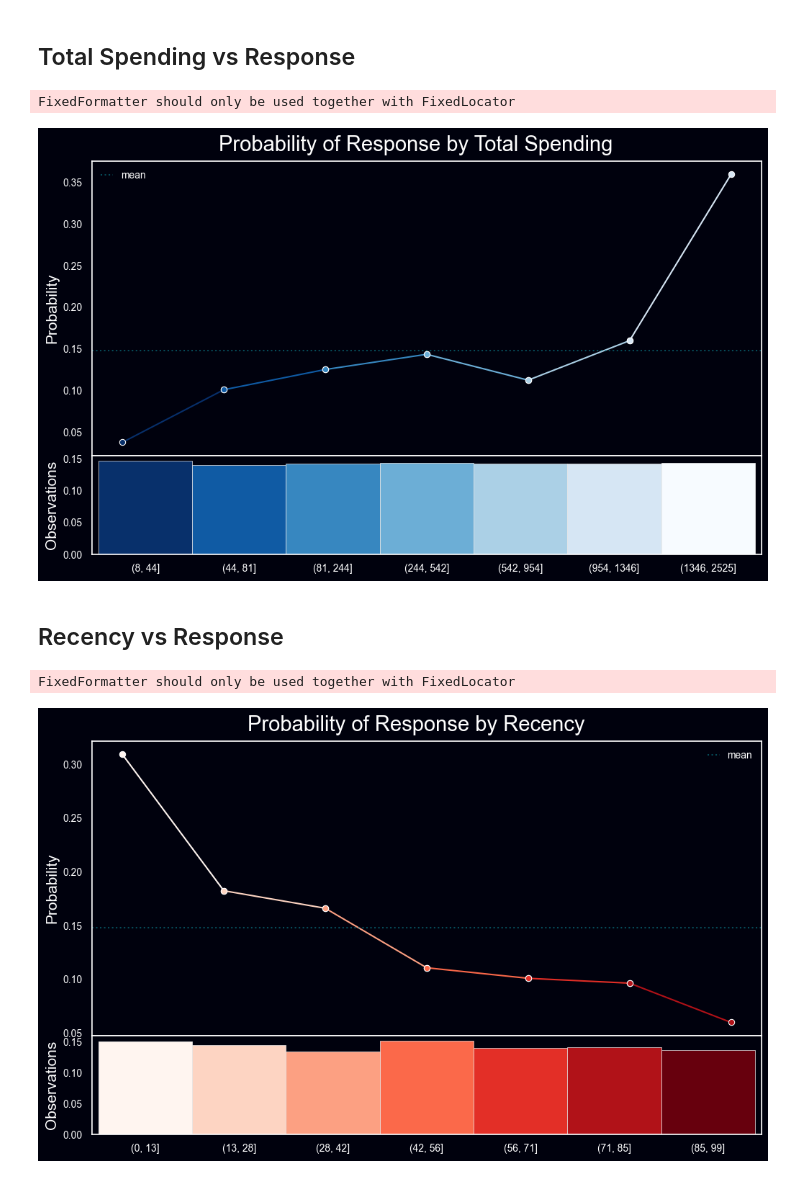
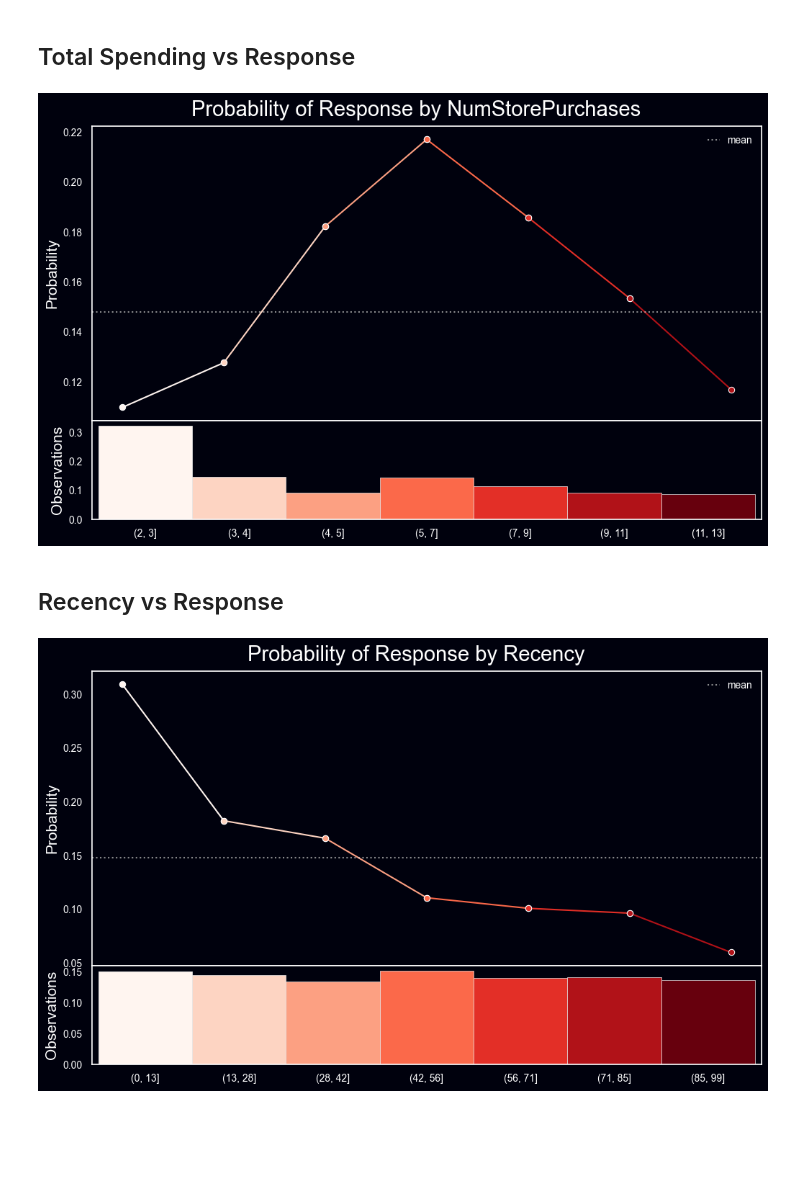
Before and after one commit to ramdhanhdy/DS_Project, a Jupyter notebook: Marketing Campaign/marketing_campaign_eda.ipynb, the cells around one changed output. Saved outputs shown, nothing was run; the diff lists cells and outputs as text; code cells hidden in the pictures; blank space fills up the shorter version.

```diff
--- a/Marketing Campaign/marketing_campaign_eda.ipynb
+++ b/Marketing Campaign/marketing_campaign_eda.ipynb
@@ -523,6 +671,8 @@ import matplotlib.pyplot as plt
 from matplotlib import ticker as plticker
 from matplotlib import ticker
 import seaborn as sns
+import matplotlib as mpl
+
 
 
 def discretize(v, v_intervals, use_quartiles=False, use_continuous_bins=False):
@@ -564,7 +714,7 @@ def discretize(v, v_intervals, use_quartiles=False, use_continuous_bins=False):
 
 def plot_prob_progression(x, y, x_intervals=7, use_quartiles=False,\
                           xlabel=None, ylabel=None, title=None, text=None, model=None, X_df=None, x_col=None,\
-                         mean_line=False, figsize=(12,6), x_margin=0.01):
+                         mean_line=False, figsize=(12,6), x_margin=0.01, color='Reds'):
     x = x.astype(int)
     y = y.astype(int)
     if isinstance(x, list): x = np.array(x)
@@ -617,7 +767,7 @@ def plot_prob_progression(x, y, x_intervals=7, use_quartiles=False,\
     ax0.minorticks_on()
     # Disable grid for ax0
     ax0.grid(False)
-    cmap = cm.Reds
+    cmap = mpl.colormaps[color]
     num_segments = len(probs_df['y']) - 1
 
     for i in range(num_segments):
@@ -630,7 +780,7 @@ def plot_prob_progression(x, y, x_intervals=7, use_quartiles=False,\
     ax0.set_xlabel('')
 
     if mean_line:
-        ax0.axhline(y=xy_df.y.mean(), c='#0D7F8C', alpha=0.6, linestyle='dotted', label="mean")
+        ax0.axhline(y=xy_df.y.mean(), c='#E9EAE5', alpha=0.6, linestyle='dotted', label="mean")
         ax0.legend()
 
 
@@ -674,13 +824,12 @@ plt.rcParams.update({
     'legend.handleheight': 0.5
 })
 # %%
-plot_prob_progression(df['Total_Spending'],
+plot_prob_progression(df['NumStorePurchases'],
                       df['Response'],
-                      x_intervals=7, use_quartiles=True,  mean_line=True,
-                      title='Probability of Response by Total Spending')
+                      x_intervals=9, use_quartiles=True,  mean_line=True,
+                      title='Probability of Response by NumStorePurchases')
 # %% [output]
-FixedFormatter should only be used together with FixedLocator
-[figure, old version]
+[figure, new version]
 # %%
 # Creating the 'Total Spending' groups
 bins_spending = [-np.inf, 81, 945, np.inf]
@@ -699,8 +848,7 @@ plot_prob_progression(df['Recency'],
                       x_intervals=7, use_quartiles=True,  mean_line=True,
                       title='Probability of Response by Recency')
 # %% [output]
-FixedFormatter should only be used together with FixedLocator
-[figure, old version]
+[figure, new version]
 # %%
 plot_prob_progression(df['NumStorePurchases'],
                       df['Response'],
```
Also changed, not shown: parts of 22 cells of this notebook, 1 other file.
